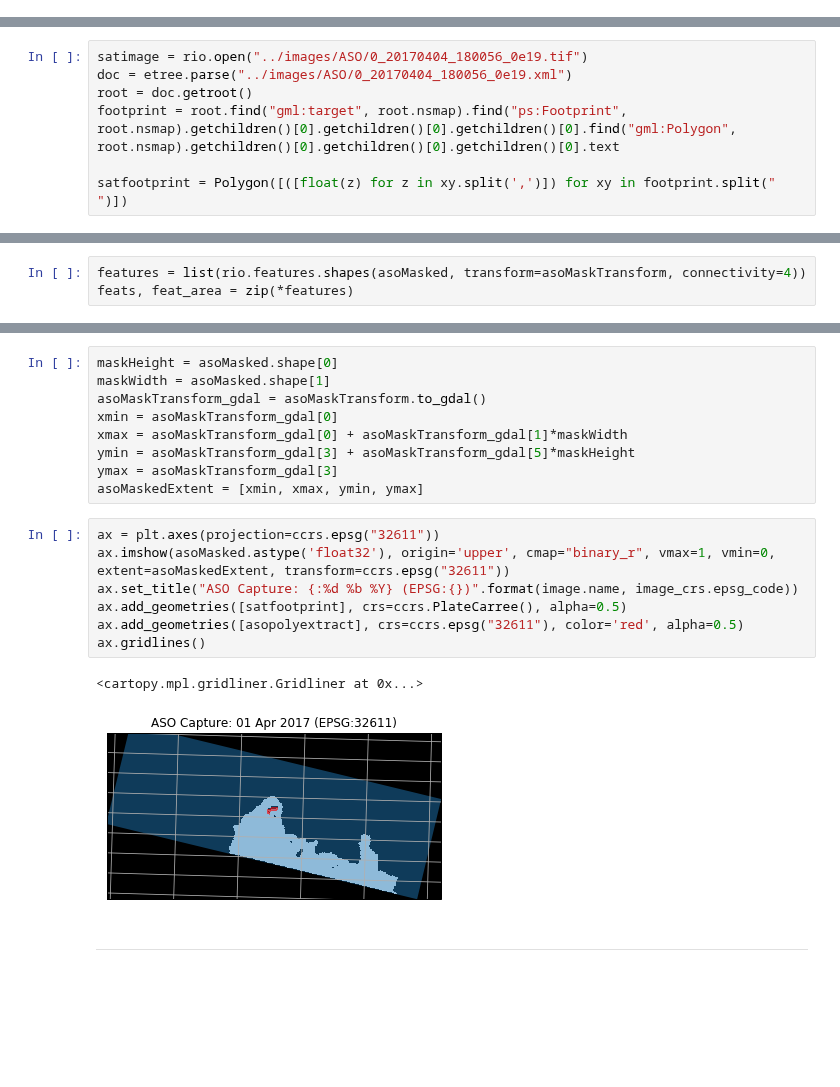
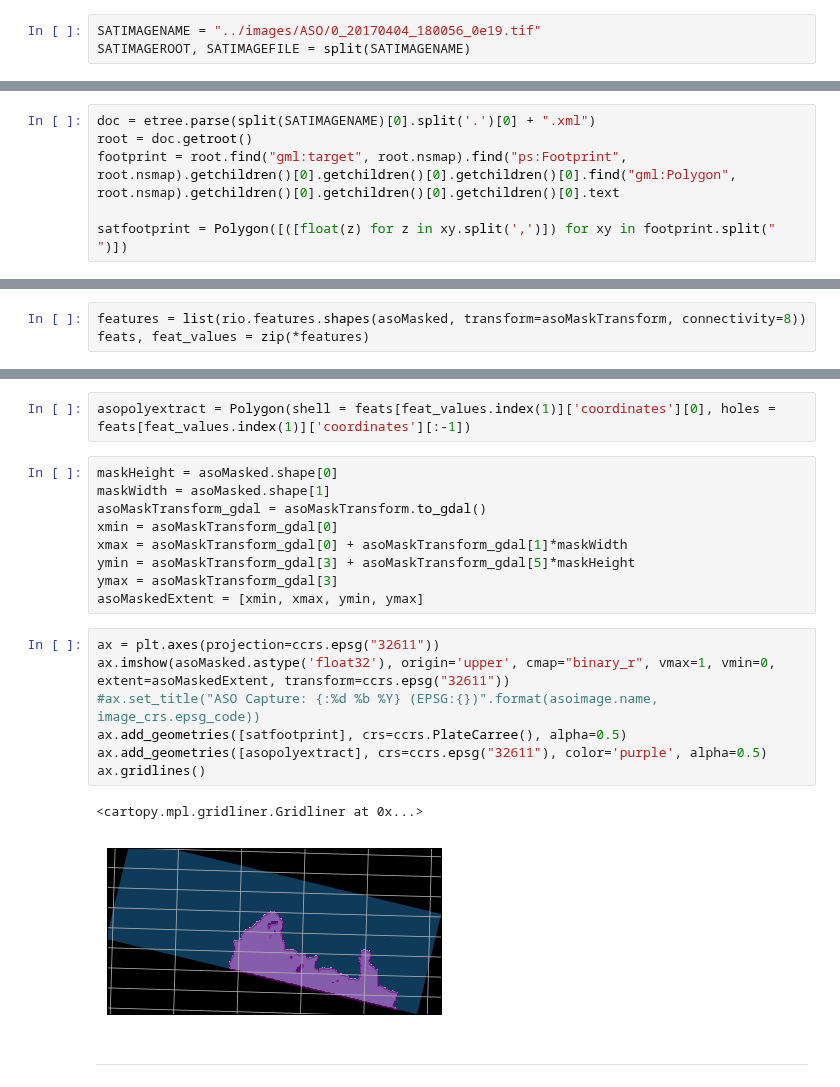
Before and after one commit to acannistra/planet-snowcover, a Jupyter notebook: notebooks/aso-unet-prep-v2.ipynb, the cells around one changed output, grey strips where cells are left out. Saved outputs shown, nothing was run; the diff lists cells and outputs as text; blank space fills up the shorter version.

Commit message:
fixed that lil bug with shapes (polygon holes...)

```diff
--- a/notebooks/aso-unet-prep-v2.ipynb
+++ b/notebooks/aso-unet-prep-v2.ipynb
@@ -65,3 +67,6 @@ Name: 2017-04-01 00:00:00, dtype: object
+# %%
+SATIMAGENAME = "../images/ASO/0_20170404_180056_0e19.tif"
+SATIMAGEROOT, SATIMAGEFILE = split(SATIMAGENAME)
 # %%
 xmin = asoImage.transform[0]
 xmax = asoImage.transform[0] + asoImage.transform[1]*asoImage.width
@@ -75,8 +80,7 @@ show(asoImage.read(1))
 [figure]
 <matplotlib.axes._subplots.AxesSubplot at 0x...>
 # %%
-satimage = rio.open("../images/ASO/0_20170404_180056_0e19.tif")
-doc = etree.parse("../images/ASO/0_20170404_180056_0e19.xml")
+doc = etree.parse(split(SATIMAGENAME)[0].split('.')[0] + ".xml")
 root = doc.getroot()
 footprint = root.find("gml:target", root.nsmap).find("ps:Footprint", root.nsmap).getchildren()[0].getchildren()[0].getchildren()[0].find("gml:Polygon", root.nsmap).getchildren()[0].getchildren()[0].getchildren()[0].text
 
@@ -117,5 +124,5 @@ set(asoMasked.flatten())
 # %% [output]
 {0.0, 1.0}
 # %%
-features = list(rio.features.shapes(asoMasked, transform=asoMaskTransform, connectivity=4))
-feats, feat_area = zip(*features)
+features = list(rio.features.shapes(asoMasked, transform=asoMaskTransform, connectivity=8))
+feats, feat_values = zip(*features)
@@ -131,3 +129,5 @@ asopolyextract
+# %%
+asopolyextract = Polygon(shell = feats[feat_values.index(1)]['coordinates'][0], holes = feats[feat_values.index(1)]['coordinates'][:-1])
 # %%
 maskHeight = asoMasked.shape[0]
 maskWidth = asoMasked.shape[1]
@@ -140,12 +140,12 @@ asoMaskedExtent = [xmin, xmax, ymin, ymax]
 # %%
 ax = plt.axes(projection=ccrs.epsg("32611"))
 ax.imshow(asoMasked.astype('float32'), origin='upper', cmap="binary_r", vmax=1, vmin=0, extent=asoMaskedExtent, transform=ccrs.epsg("32611"))
-ax.set_title("ASO Capture: {:%d %b %Y} (EPSG:{})".format(image.name, image_crs.epsg_code))
+#ax.set_title("ASO Capture: {:%d %b %Y} (EPSG:{})".format(asoimage.name, image_crs.epsg_code))
 ax.add_geometries([satfootprint], crs=ccrs.PlateCarree(), alpha=0.5)
-ax.add_geometries([asopolyextract], crs=ccrs.epsg("32611"), color='red', alpha=0.5)
+ax.add_geometries([asopolyextract], crs=ccrs.epsg("32611"), color='purple', alpha=0.5)
 ax.gridlines()
 # %% [output]
 <cartopy.mpl.gridliner.Gridliner at 0x...>
-[figure, old version]
+[figure, new version]
 # %% [markdown]
 ---
```
Also changed, not shown: parts of 17 cells of this notebook.
